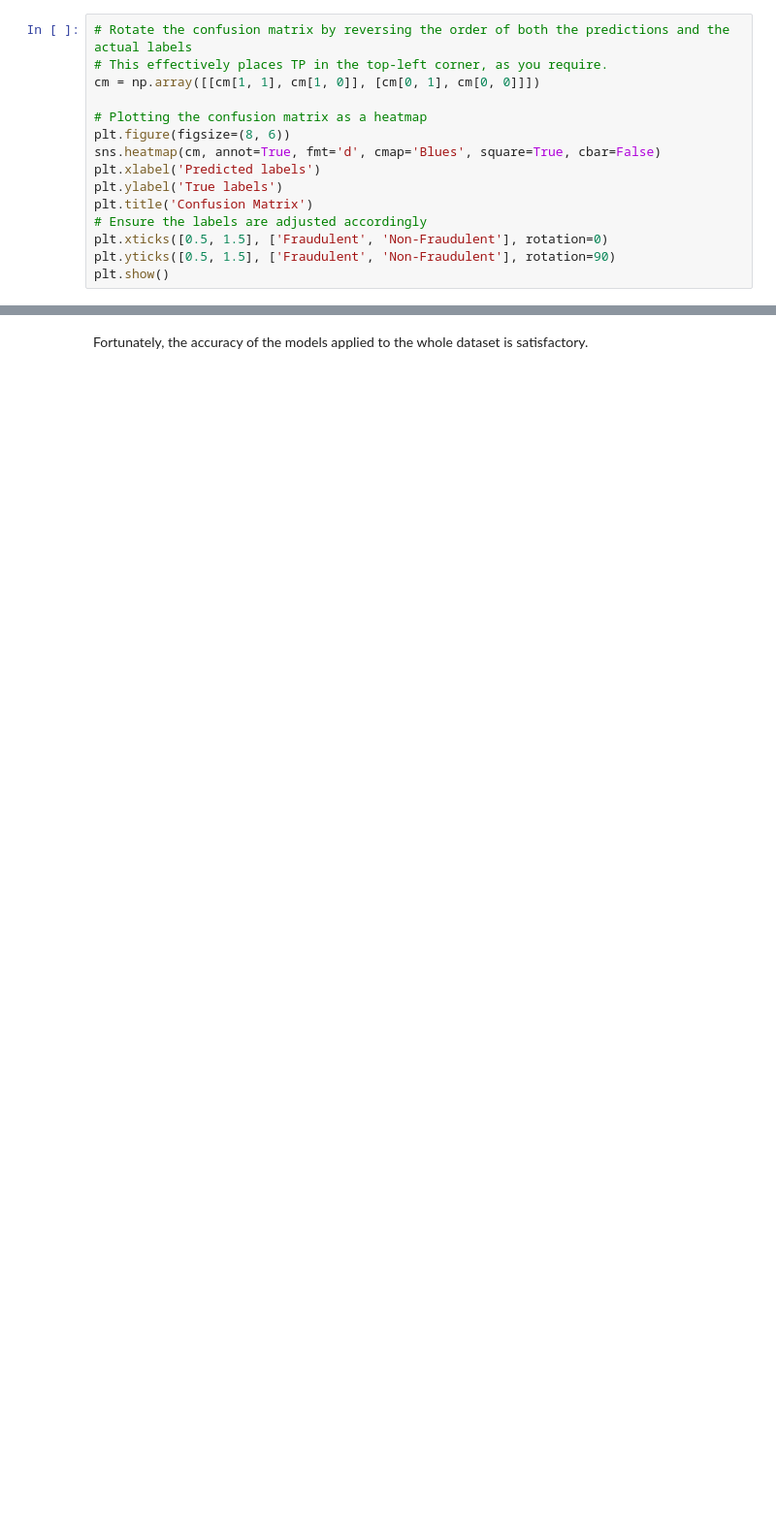
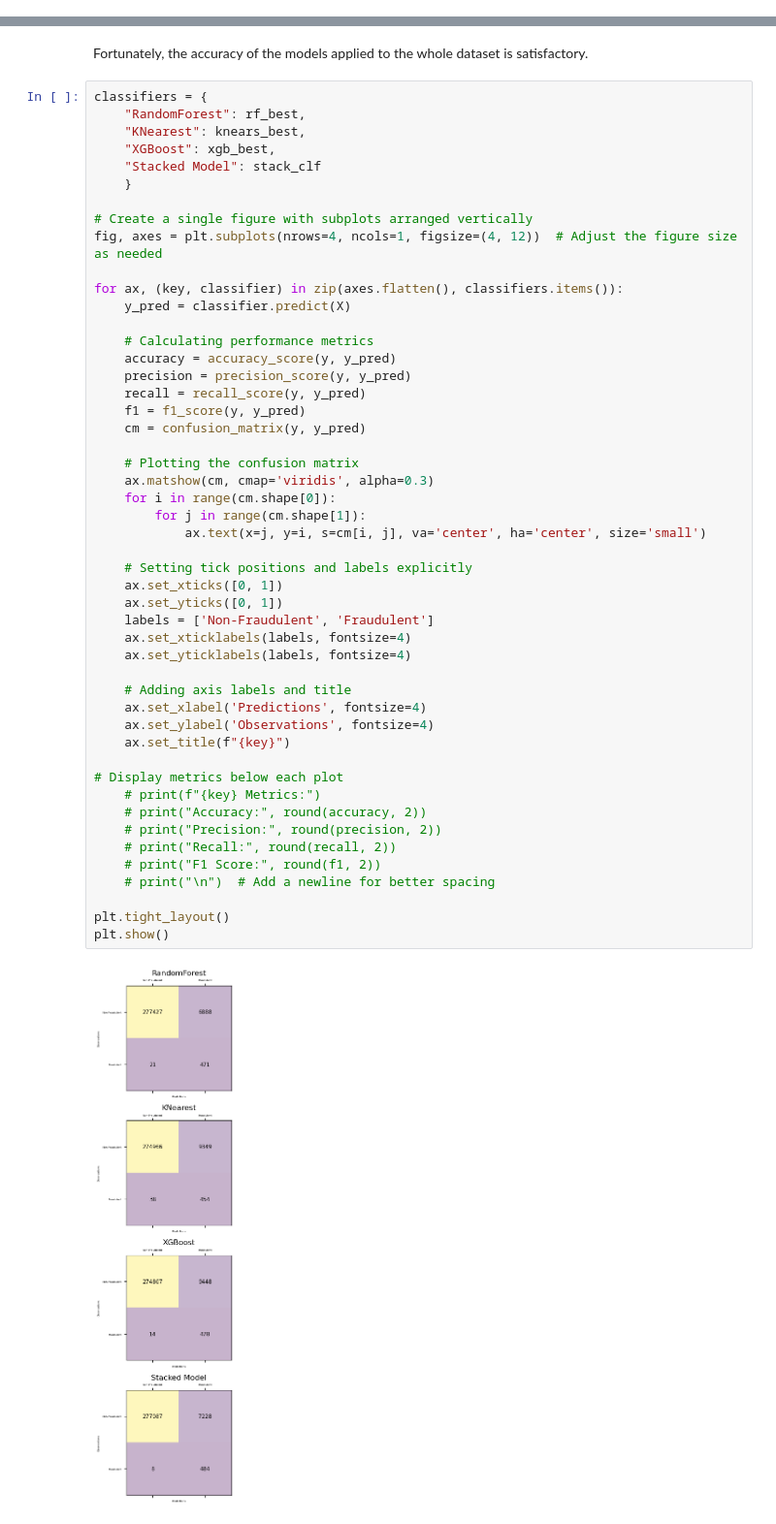
Before and after one commit to INFO523-S24/project-final-MiningMinds, a Jupyter notebook: comprehensive_code.ipynb, the cells around one changed output, grey strips where cells are left out. Shown at 97% size. Cells and saved outputs as stored; diff of their text form; blank space fills up the shorter version.

```diff
--- a/comprehensive_code.ipynb
+++ b/comprehensive_code.ipynb
@@ -498,15 +485,0 @@ plt.show()
-# %%
-# Rotate the confusion matrix by reversing the order of both the predictions and the actual labels
-# This effectively places TP in the top-left corner, as you require.
-cm = np.array([[cm[1, 1], cm[1, 0]], [cm[0, 1], cm[0, 0]]])
-
-# Plotting the confusion matrix as a heatmap
-plt.figure(figsize=(8, 6))
-sns.heatmap(cm, annot=True, fmt='d', cmap='Blues', square=True, cbar=False)
-plt.xlabel('Predicted labels')
-plt.ylabel('True labels')
-plt.title('Confusion Matrix')
-# Ensure the labels are adjusted accordingly
-plt.xticks([0.5, 1.5], ['Fraudulent', 'Non-Fraudulent'], rotation=0)
-plt.yticks([0.5, 1.5], ['Fraudulent', 'Non-Fraudulent'], rotation=90)
-plt.show()
@@ -713,2 +684,53 @@ Classifiers:  Stacked Model has 0.09 f1 score
 # %% [markdown]
 Fortunately, the accuracy of the models applied to the whole dataset is satisfactory.
+# %%
+classifiers = {
+    "RandomForest": rf_best,
+    "KNearest": knears_best,
+    "XGBoost": xgb_best,
+    "Stacked Model": stack_clf
+    }
+
+# Create a single figure with subplots arranged vertically
+fig, axes = plt.subplots(nrows=4, ncols=1, figsize=(4, 12))  # Adjust the figure size as needed
+
+for ax, (key, classifier) in zip(axes.flatten(), classifiers.items()):
+    y_pred = classifier.predict(X)
+
+    # Calculating performance metrics
+    accuracy = accuracy_score(y, y_pred)
+    precision = precision_score(y, y_pred)
+    recall = recall_score(y, y_pred)
+    f1 = f1_score(y, y_pred)
+    cm = confusion_matrix(y, y_pred)
+
+    # Plotting the confusion matrix
+    ax.matshow(cm, cmap='viridis', alpha=0.3)
+    for i in range(cm.shape[0]):
+        for j in range(cm.shape[1]):
+            ax.text(x=j, y=i, s=cm[i, j], va='center', ha='center', size='small')
+
+    # Setting tick positions and labels explicitly
+    ax.set_xticks([0, 1])
+    ax.set_yticks([0, 1])
+    labels = ['Non-Fraudulent', 'Fraudulent']
+    ax.set_xticklabels(labels, fontsize=4)
+    ax.set_yticklabels(labels, fontsize=4)
+
+    # Adding axis labels and title
+    ax.set_xlabel('Predictions', fontsize=4)
+    ax.set_ylabel('Observations', fontsize=4)
+    ax.set_title(f"{key}")
+
+# Display metrics below each plot
+    # print(f"{key} Metrics:")
+    # print("Accuracy:", round(accuracy, 2))
+    # print("Precision:", round(precision, 2))
+    # print("Recall:", round(recall, 2))
+    # print("F1 Score:", round(f1, 2))
+    # print("\n")  # Add a newline for better spacing
+
+plt.tight_layout()
+plt.show()
+# %% [output]
+[figure, added]
```
Also changed, not shown: parts of 11 cells of this notebook, 26 other files.
